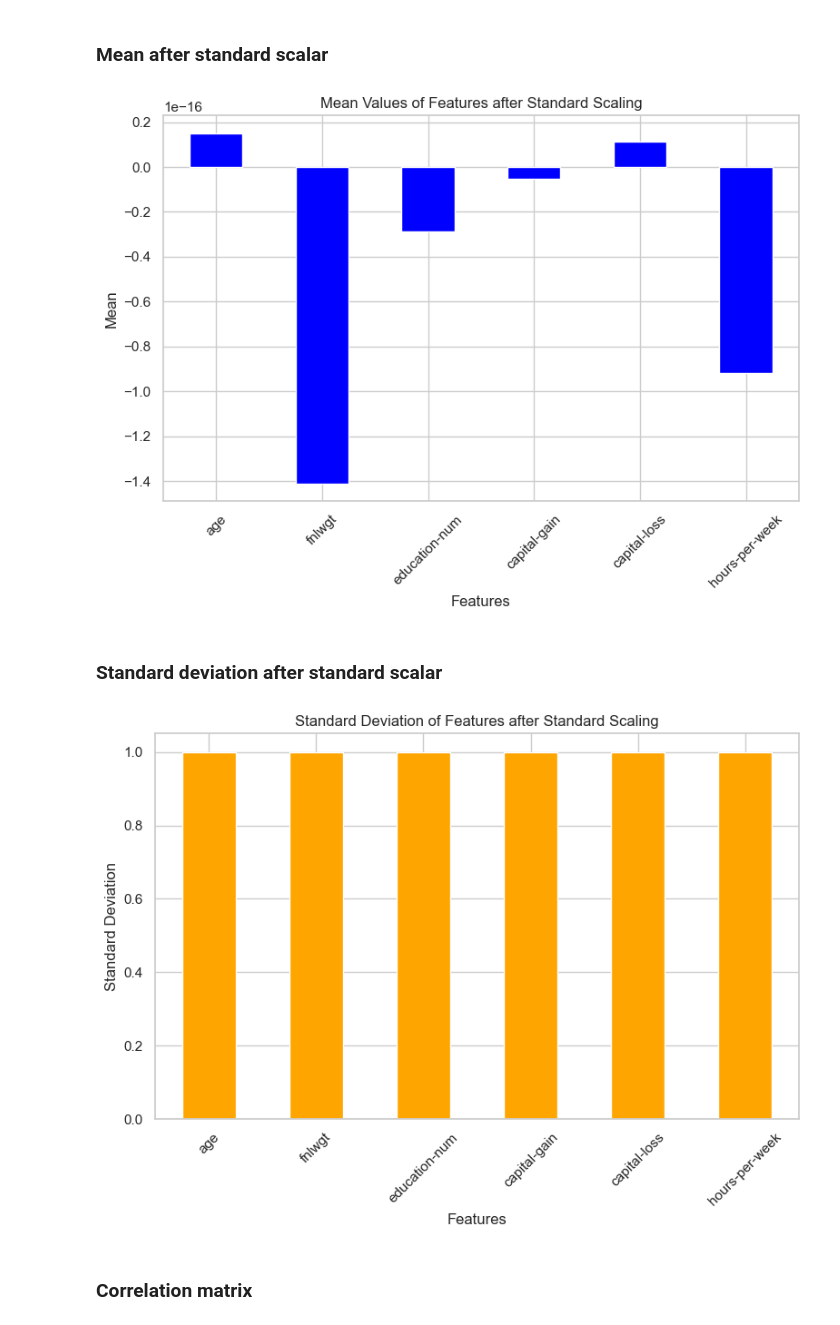
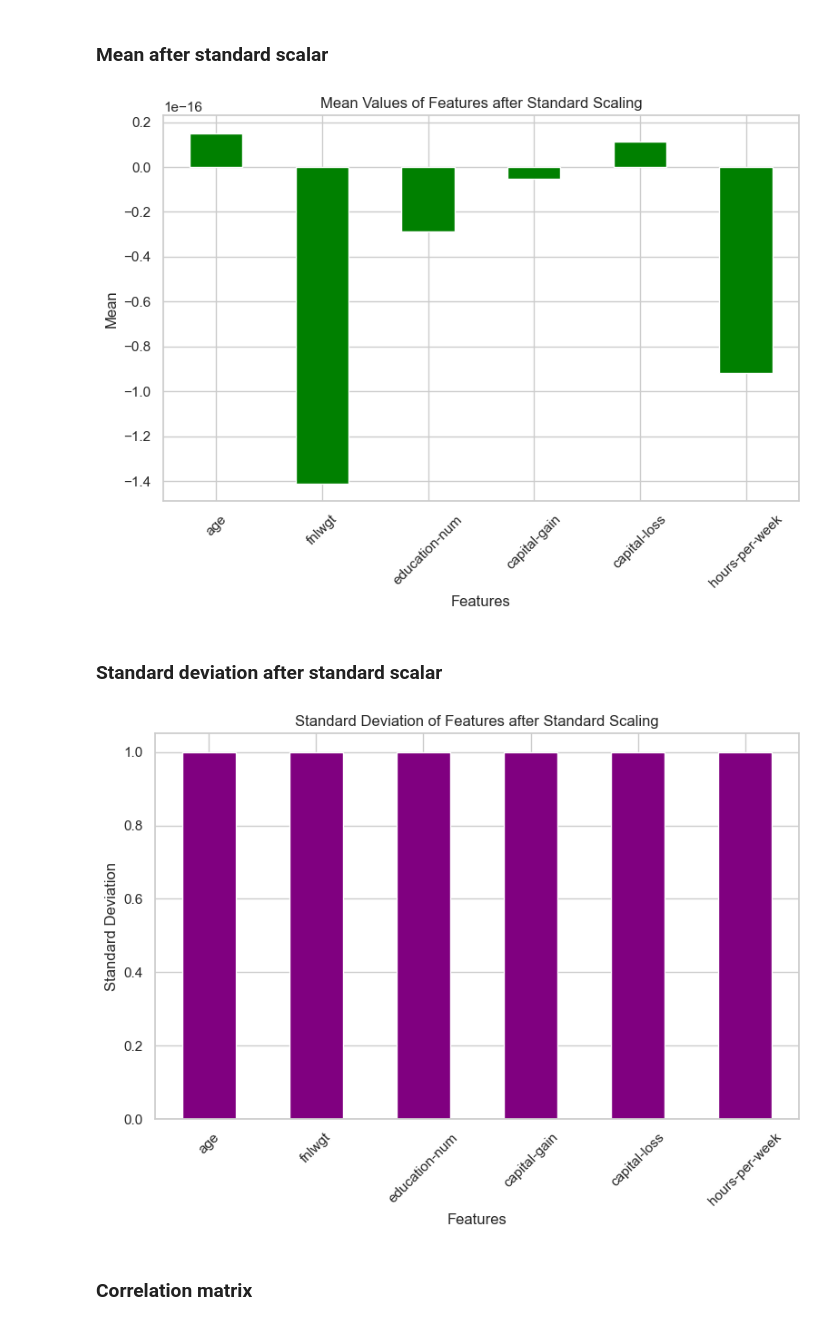
Before and after one commit to Demikadesilva/ML_CW, a Jupyter notebook: random forest.ipynb, the cells around one changed output. Drawn from its saved outputs; the diff is of its cells as text; code cells hidden in the pictures.

```diff
--- a/random forest.ipynb
+++ b/random forest.ipynb
@@ -14,16 +14,16 @@ from sklearn.preprocessing import LabelEncoder
 import pandas as pd
 from sklearn.metrics import accuracy_score, classification_report, confusion_matrix
 # %%
-# Load adult.data
+# Load adults.data
 columns = ['age', 'workclass', 'fnlwgt', 'education', 'education-num', 'marital-status', 'occupation', 'relationship', 'race', 'sex', 'capital-gain', 'capital-loss', 'hours-per-week', 'native-country', 'income']
 adults_data = pd.read_csv('adult.data', names=columns, na_values=' ?', skipinitialspace=True)
 
 # Load adult.test
 adults_test = pd.read_csv('adult.test', names=columns, na_values=' ?', skipinitialspace=True, skiprows=1)
 
-adult_test.loc[:, 'income'] = adult_test['income'].replace(regex=True, to_replace=r'\.', value=r'')
+adults_test.loc[:, 'income'] = adults_test['income'].replace(regex=True, to_replace=r'\.', value=r'')
 # Combine both datasets
-Data_set = pd.concat([adult_data, adult_test], ignore_index=True)
+Data_set = pd.concat([adults_data, adults_test], ignore_index=True)
 Data_set.reset_index(drop=True,inplace=True)
 Data_set
 # %% [output]
@@ -480,12 +461,12 @@ Dataset after standard scaling:
 # %% [markdown]
 ### Mean and standard deviation after standard scalar
 # %%
-# Selecting numerical columns for which we want to calculate mean and standard deviation
-numerical_columns = ['age', 'fnlwgt', 'education-num', 'capital-gain', 'capital-loss', 'hours-per-week']
+# Selecting numerical columns to calculate mean and standard deviation
+num_col = ['age', 'fnlwgt', 'education-num', 'capital-gain', 'capital-loss', 'hours-per-week']
 
 # Calculate mean and standard deviation of each feature in the scaled numerical columns
-mean_values = scaled_df[numerical_columns].mean()
-std_values = scaled_df[numerical_columns].std()
+mean_values = scaled_df[num_col].mean()
+std_values = scaled_df[num_col].std()
 
 # Display mean and standard deviation of each feature
 print("Mean values of each feature after standard scaling:")
@@ -513,9 +494,9 @@ dtype: float64
 # %% [markdown]
 ### Mean after standard scalar
 # %%
-# Plot mean values
+# Plotting mean values
 plt.figure(figsize=(8, 6))
-mean_values.plot(kind='bar', color='blue')
+mean_values.plot(kind='bar', color='green')
 plt.title('Mean Values of Features after Standard Scaling')
 plt.xlabel('Features')
 plt.ylabel('Mean')
@@ -523,21 +504,21 @@ plt.xticks(rotation=45)
 plt.tight_layout()
 plt.show()
 # %% [output]
-[figure, old version]
+[figure, new version]
 # %% [markdown]
 ### Standard deviation after standard scalar
 # %%
-# Plot standard deviation values
+# Plotting standard deviation values
 plt.figure(figsize=(8, 6))
-std_values.plot(kind='bar', color='orange')
+std_values.plot(kind='bar', color='purple')
 plt.title('Standard Deviation of Features after Standard Scaling')
 plt.xlabel('Features')
 plt.ylabel('Standard Deviation')
 plt.xticks(rotation=45)
 plt.tight_layout()
 plt.show()
 # %% [output]
-[figure, old version]
+[figure, new version]
 # %% [markdown]
 ### Correlation matrix
 # %%
```
Also changed, not shown: parts of 43 cells of this notebook.
